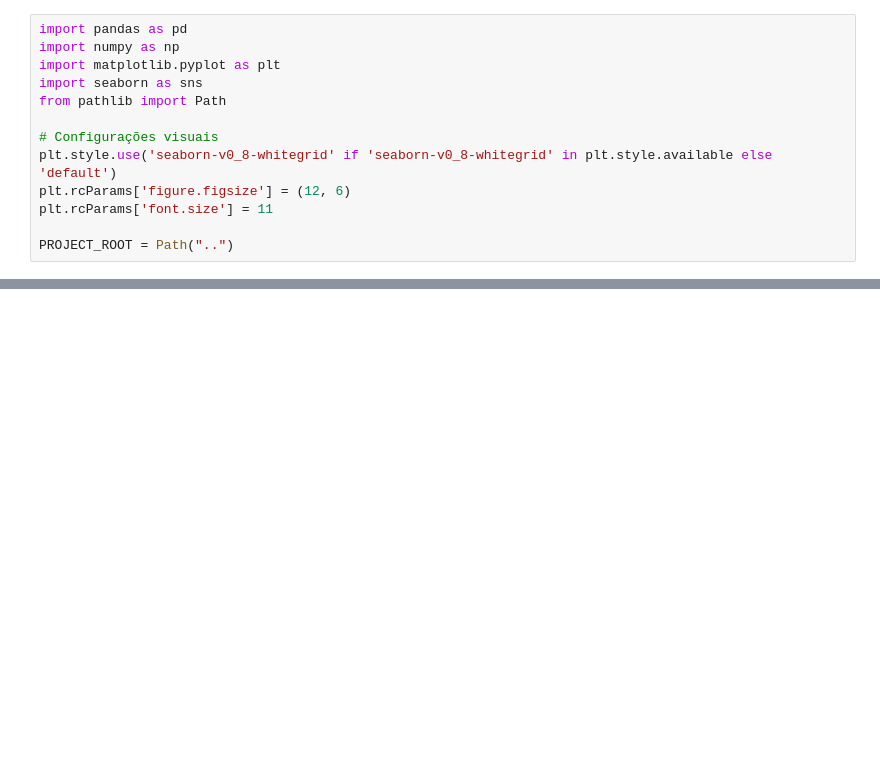
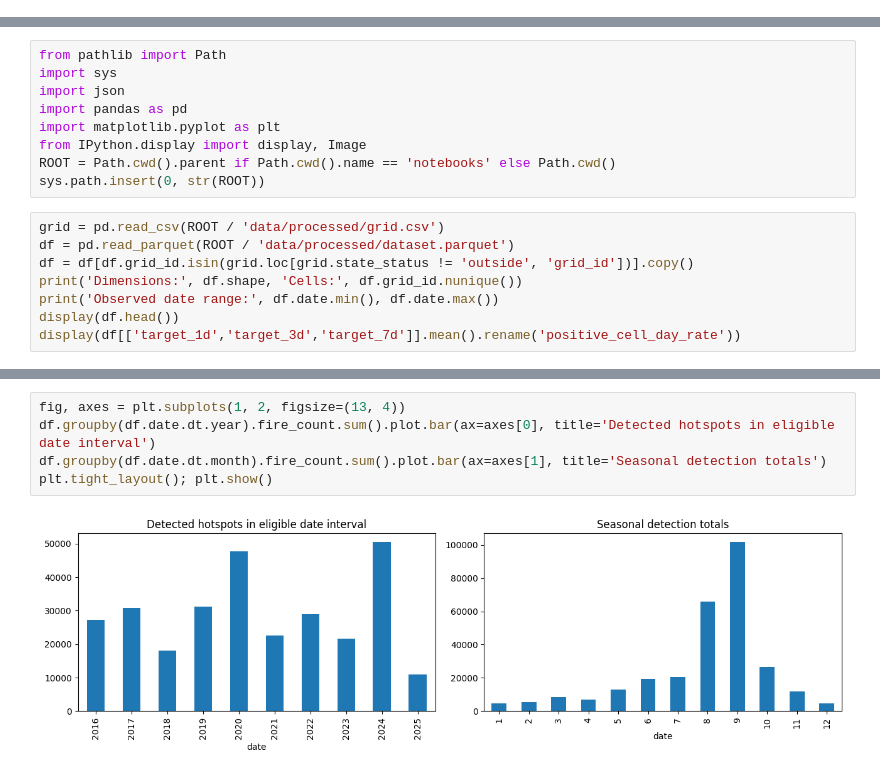
Before and after one commit to EduardoTostesC/brazil-wildfire-risk-forecast, a Jupyter notebook: notebooks/01_eda.ipynb, the cells around one changed output, grey strips where cells are left out. Cells and saved outputs as stored; diff of their text form; blank space fills up the shorter version.

```diff
--- a/notebooks/01_eda.ipynb
+++ b/notebooks/01_eda.ipynb
@@ -14,13 +0,0 @@ Neste notebook, exploramos os padrões temporais, espaciais e climáticos que go
-# %%
-import pandas as pd
-import numpy as np
-import matplotlib.pyplot as plt
-import seaborn as sns
-from pathlib import Path
-
-# Configurações visuais
-plt.style.use('seaborn-v0_8-whitegrid' if 'seaborn-v0_8-whitegrid' in plt.style.available else 'default')
-plt.rcParams['figure.figsize'] = (12, 6)
-plt.rcParams['font.size'] = 11
-
-PROJECT_ROOT = Path("..")
@@ -191,0 +5,17 @@ plt.show()
+# %%
+from pathlib import Path
+import sys
+import json
+import pandas as pd
+import matplotlib.pyplot as plt
+from IPython.display import display, Image
+ROOT = Path.cwd().parent if Path.cwd().name == 'notebooks' else Path.cwd()
+sys.path.insert(0, str(ROOT))
+# %%
+grid = pd.read_csv(ROOT / 'data/processed/grid.csv')
+df = pd.read_parquet(ROOT / 'data/processed/dataset.parquet')
+df = df[df.grid_id.isin(grid.loc[grid.state_status != 'outside', 'grid_id'])].copy()
+print('Dimensions:', df.shape, 'Cells:', df.grid_id.nunique())
+print('Observed date range:', df.date.min(), df.date.max())
+display(df.head())
+display(df[['target_1d','target_3d','target_7d']].mean().rename('positive_cell_day_rate'))
@@ -191,0 +64,7 @@ plt.show()
+# %%
+fig, axes = plt.subplots(1, 2, figsize=(13, 4))
+df.groupby(df.date.dt.year).fire_count.sum().plot.bar(ax=axes[0], title='Detected hotspots in eligible date interval')
+df.groupby(df.date.dt.month).fire_count.sum().plot.bar(ax=axes[1], title='Seasonal detection totals')
+plt.tight_layout(); plt.show()
+# %% [output]
+[figure, added]
```
Also changed, not shown: parts of 20 cells of this notebook, 47 other files.
